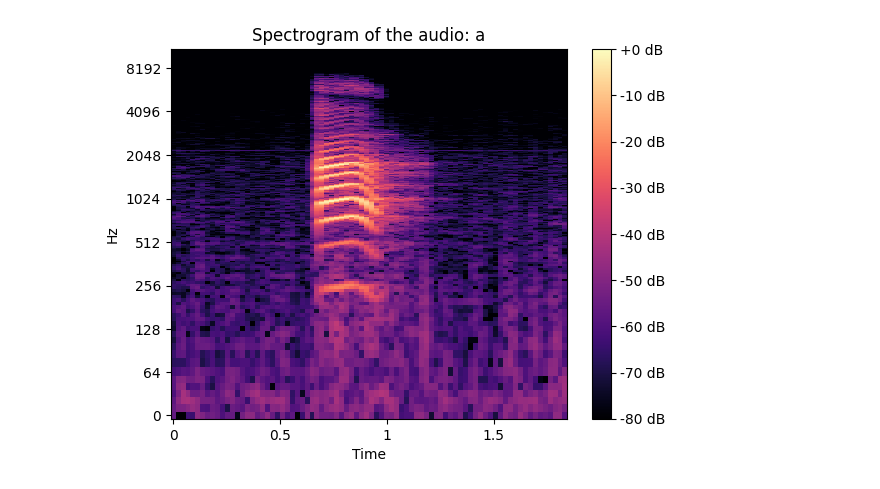
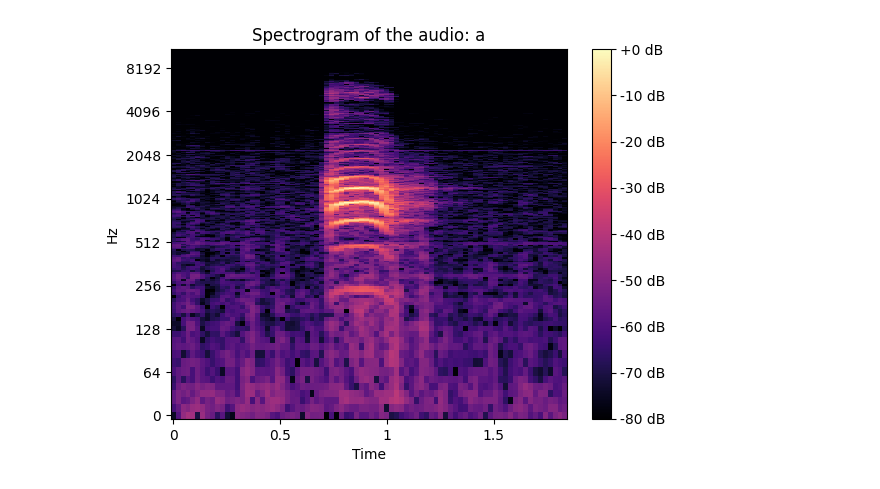
Before and after one commit to tranhuutuan261103/discrete-speech-recognition-using-hmm, a Jupyter notebook: src/spectogram.ipynb, the cells around one changed output. Cells and saved outputs as stored; diff of their text form; code cells hidden in the pictures.

```diff
--- a/src/spectogram.ipynb
+++ b/src/spectogram.ipynb
@@ -22,7 +22,7 @@ def plot_spectrogram(y, sr, n_fft: int = 2048, hop_length: int = 512, file: str
     else:
         plt.show()
 # %%
-y, sr = librosa.load(("../datasets/split/a/A47.wav"))
+y, sr = librosa.load(("../datasets/split/o/A50.wav"))
 plot_spectrogram(y, sr, file="a", save=False)
 # %% [output]
-[figure, old version]
+[figure, new version]
```
Also changed, not shown: 59 other files.
